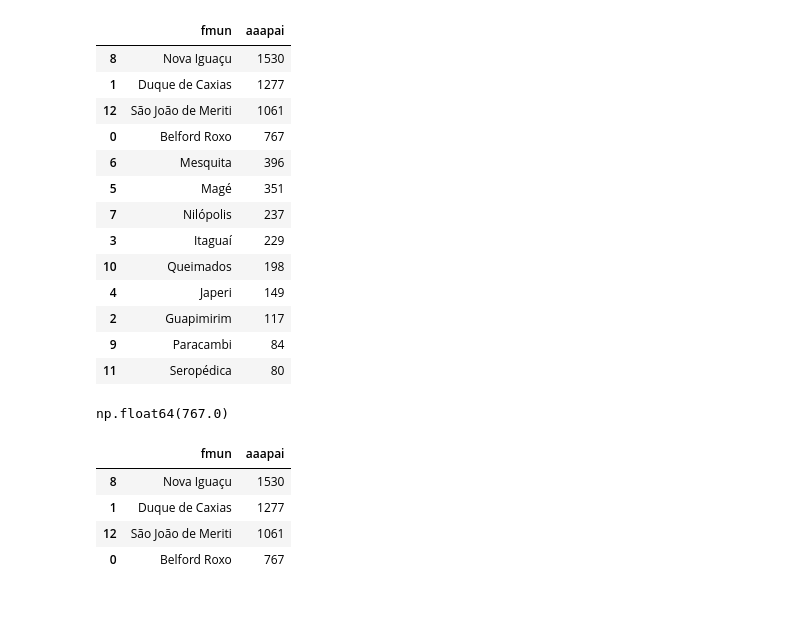
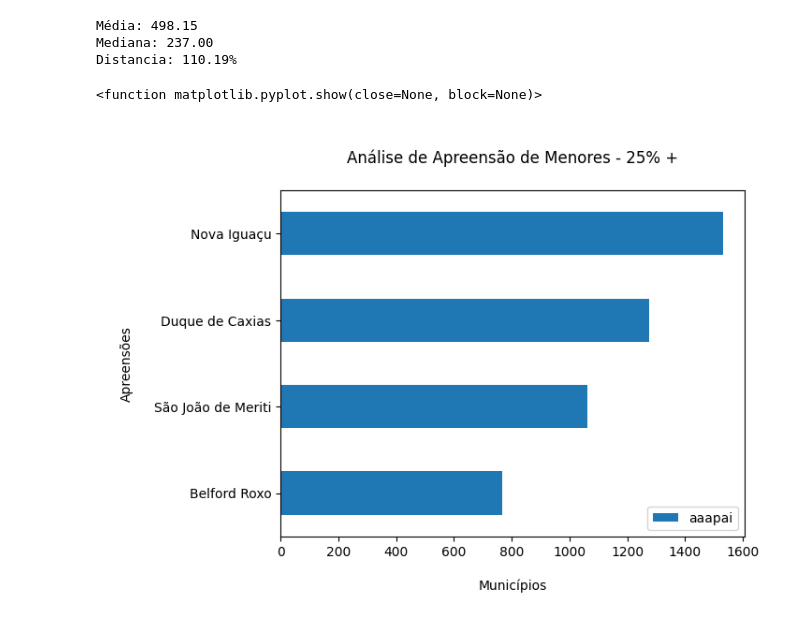
Before and after one commit to daviavatar/analise_seguranca_RJ, a Jupyter notebook: teste.ipynb, the cells around one changed output. Saved outputs shown, nothing was run; the diff lists cells and outputs as text; code cells hidden in the pictures; blank space fills up the shorter version.

```diff
--- a/teste.ipynb
+++ b/teste.ipynb
@@ -68,40 +51,40 @@ plt.show
-# %%
-municipios_baix = ['Belford Roxo', 'Duque de Caxias', 'Guapimirim', 'Itaguaí', 'Japeri', 'Magé', 'Mesquita', 'Nilópolis', 'Nova Iguaçu', 'Paracambi', 'Queimados', 'São João de Meriti', 'Seropédica']
-df_baixada = df[(df['fmun'].isin(municipios_baix) & df['aaapai'])]
-
-
-df_baixada= df_baixada.groupby('fmun')['aaapai'].sum().reset_index()
-df_baixada = df_baixada.sort_values(by='aaapai', ascending= False)
-df_baixada
-# %% [output]
-|  | fmun | aaapai |
-| 8 | Nova Iguaçu | 1530 |
-| 1 | Duque de Caxias | 1277 |
-| 12 | São João de Meriti | 1061 |
-| 0 | Belford Roxo | 767 |
-| 6 | Mesquita | 396 |
-| 5 | Magé | 351 |
-| 7 | Nilópolis | 237 |
-| 3 | Itaguaí | 229 |
-| 10 | Queimados | 198 |
-| 4 | Japeri | 149 |
-| 2 | Guapimirim | 117 |
-| 9 | Paracambi | 84 |
-| 11 | Seropédica | 80 |
-# %%
-dados= np.array(df_baixada['aaapai'])
-q3= np.percentile(dados,75)
-q3
-# %% [output]
-np.float64(767.0)
-# %%
-maior25= df_baixada.loc[df_baixada['aaapai']>= q3]
-maior25 = maior25.sort_values('aaapai', ascending=False)
-maior25
-# %% [output]
-|  | fmun | aaapai |
-| 8 | Nova Iguaçu | 1530 |
-| 1 | Duque de Caxias | 1277 |
-| 12 | São João de Meriti | 1061 |
-| 0 | Belford Roxo | 767 |
+# %%
+# exercício 2 ___________________________________________________________________________
+# lista de municipios que compoem a baixada
+municipios_baix = ['Belford Roxo', 'Duque de Caxias', 'Guapimirim', 'Itaguaí', 'Japeri', 'Magé', 'Mesquita', 'Nilópolis', 'Nova Iguaçu', 'Paracambi', 'Queimados', 'São João de Meriti', 'Seropédica']
+
+# filtra pelas colunas necessárias para a análise
+df_baixada = df[(df['fmun'].isin(municipios_baix) & df['aaapai'])]
+
+# agrupa e soma a quantidade de apreensões por município
+df_baixada= df_baixada.groupby('fmun')['aaapai'].sum().reset_index()
+df_baixada = df_baixada.sort_values(by='aaapai', ascending= False) #coloca em ordem decrescente
+
+# Calculo das medidas de tendencias centrais
+media_baixada= np.mean(df_baixada['aaapai'])
+mediana_baixada= np.median(df_baixada['aaapai'])
+distancia_baixada= (media_baixada - mediana_baixada)/mediana_baixada
+distancia_baixada = distancia_baixada*100
+
+print(f"Média: {media_baixada:.2f}\nMediana: {mediana_baixada:.2f}\nDistancia: {distancia_baixada:.2f}%")
+
+#transformando em array
+dados= np.array(df_baixada['aaapai'])
+q3= np.percentile(dados,75) #definindo interquartil
+
+maior25= df_baixada.loc[df_baixada['aaapai']>= q3] # definindo a condição
+maior25 = maior25.sort_values('aaapai', ascending=True) # colocando em ordem decrescente
+
+# gráfico referente ao ponto 1
+maior25.plot(kind= 'barh', x = 'fmun', y= 'aaapai')
+plt.title('\nAnálise de Apreensão de Menores - 25% +\n')
+plt.xlabel('\nMunicípios\n')
+plt.ylabel('\nApreensões\n')
+plt.show
+# %% [output]
+Média: 498.15
+Mediana: 237.00
+Distancia: 110.19%
+<function matplotlib.pyplot.show(close=None, block=None)>
+[figure, added]
 # %%
```
Also changed, not shown: parts of 14 cells of this notebook, 1 other file.
